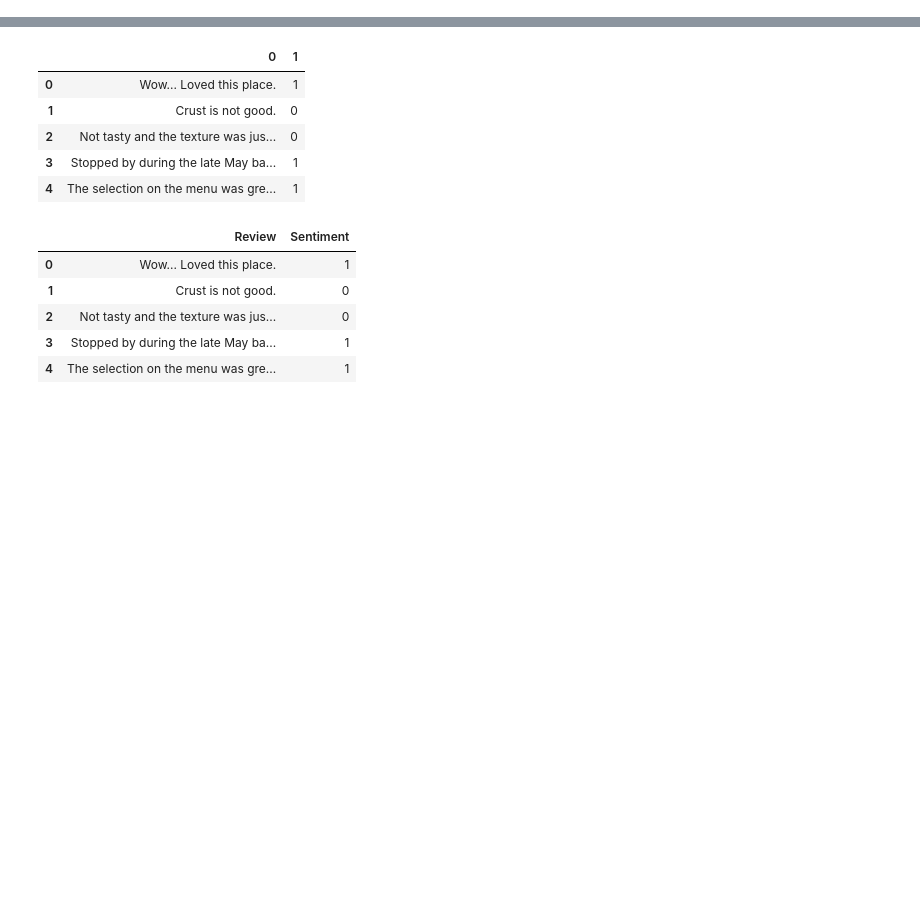
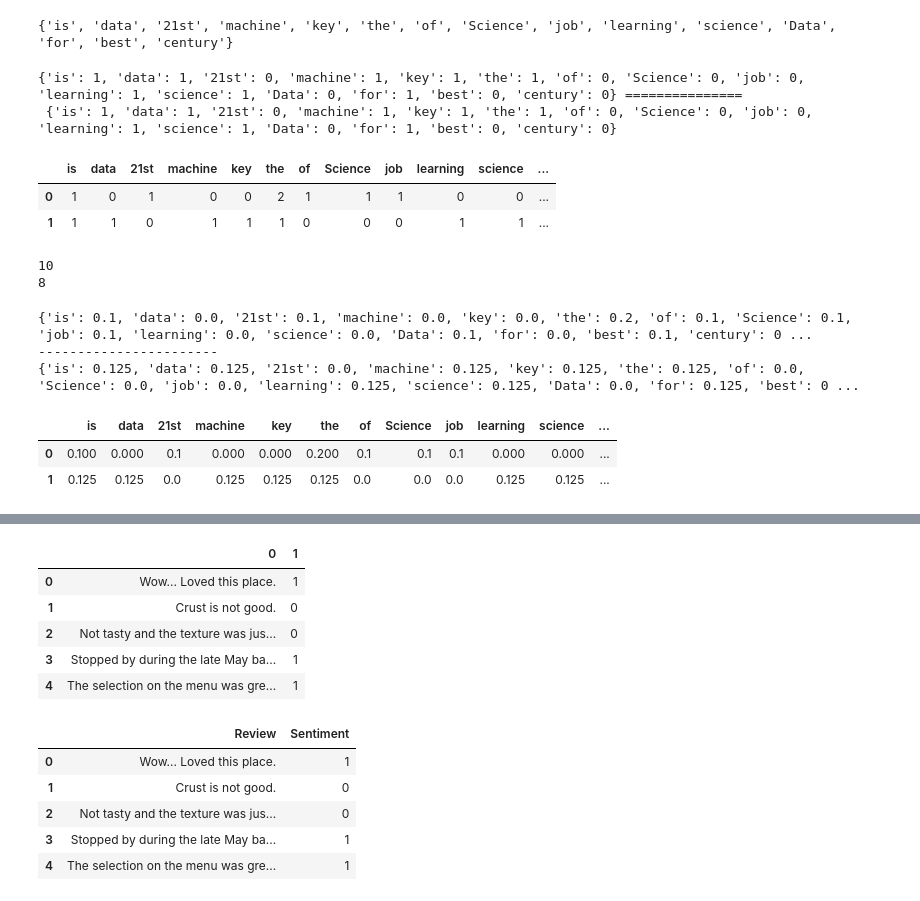
Before and after one commit to ayazwani/NLP, a Jupyter notebook: mainsentiment.ipynb, the cells around one changed output, grey strips where cells are left out. Saved outputs shown, nothing was run; the diff lists cells and outputs as text; code cells hidden in the pictures; blank space fills up the shorter version.

```diff
--- a/mainsentiment.ipynb
+++ b/mainsentiment.ipynb
@@ -0,0 +5,30 @@
+# %%
+first_sentence = "Data Science is the best job of the 21st century"
+second_sentence = "machine learning is the key for data science"
+# %%
+#split so each word have their own string
+first_sentence = first_sentence.split(" ")
+second_sentence = second_sentence.split(" ")#join them to remove common duplicate words
+total= set(first_sentence).union(set(second_sentence))
+print(total)
+# %% [output]
+{'is', 'data', '21st', 'machine', 'key', 'the', 'of', 'Science', 'job', 'learning', 'science', 'Data', 'for', 'best', 'century'}
+# %%
+wordDictA = dict.fromkeys(total, 0)
+wordDictB = dict.fromkeys(total, 0)
+for word in first_sentence:
+    wordDictA[word]+=1
+
+for word in second_sentence:
+    wordDictB[word]+=1
+# %%
+print(wordDictB, "===============\n" , wordDictB)
+# %% [output]
+{'is': 1, 'data': 1, '21st': 0, 'machine': 1, 'key': 1, 'the': 1, 'of': 0, 'Science': 0, 'job': 0, 'learning': 1, 'science': 1, 'Data': 0, 'for': 1, 'best': 0, 'century': 0} ===============
+ {'is': 1, 'data': 1, '21st': 0, 'machine': 1, 'key': 1, 'the': 1, 'of': 0, 'Science': 0, 'job': 0, 'learning': 1, 'science': 1, 'Data': 0, 'for': 1, 'best': 0, 'century': 0}
+# %%
+pd.DataFrame([wordDictA, wordDictB])
+# %% [output]
+|  | is | data | 21st | machine | key | the | of | Science | job | learning | science | ... |
+| 0 | 1 | 0 | 1 | 0 | 0 | 2 | 1 | 1 | 1 | 0 | 0 | ... |
+| 1 | 1 | 1 | 0 | 1 | 1 | 1 | 0 | 0 | 0 | 1 | 1 | ... |
@@ -0,0 +43,21 @@
+# %%
+tfFirst = computeTF(wordDictA, first_sentence)
+tfSecond = computeTF(wordDictB, second_sentence)
+# %% [output]
+10
+8
+# %%
+print(tfFirst)
+print("-----------------------")
+print(tfSecond)
+# %% [output]
+{'is': 0.1, 'data': 0.0, '21st': 0.1, 'machine': 0.0, 'key': 0.0, 'the': 0.2, 'of': 0.1, 'Science': 0.1, 'job': 0.1, 'learning': 0.0, 'science': 0.0, 'Data': 0.1, 'for': 0.0, 'best': 0.1, 'century': 0 ...
+-----------------------
+{'is': 0.125, 'data': 0.125, '21st': 0.0, 'machine': 0.125, 'key': 0.125, 'the': 0.125, 'of': 0.0, 'Science': 0.0, 'job': 0.0, 'learning': 0.125, 'science': 0.125, 'Data': 0.0, 'for': 0.125, 'best': 0 ...
+# %%
+tf = pd.DataFrame([tfFirst, tfSecond])
+tf
+# %% [output]
+|  | is | data | 21st | machine | key | the | of | Science | job | learning | science | ... |
+| 0 | 0.100 | 0.000 | 0.1 | 0.000 | 0.000 | 0.200 | 0.1 | 0.1 | 0.1 | 0.000 | 0.000 | ... |
+| 1 | 0.125 | 0.125 | 0.0 | 0.125 | 0.125 | 0.125 | 0.0 | 0.0 | 0.0 | 0.125 | 0.125 | ... |
```
Also changed, not shown: parts of 20 cells of this notebook, 1 other file.
